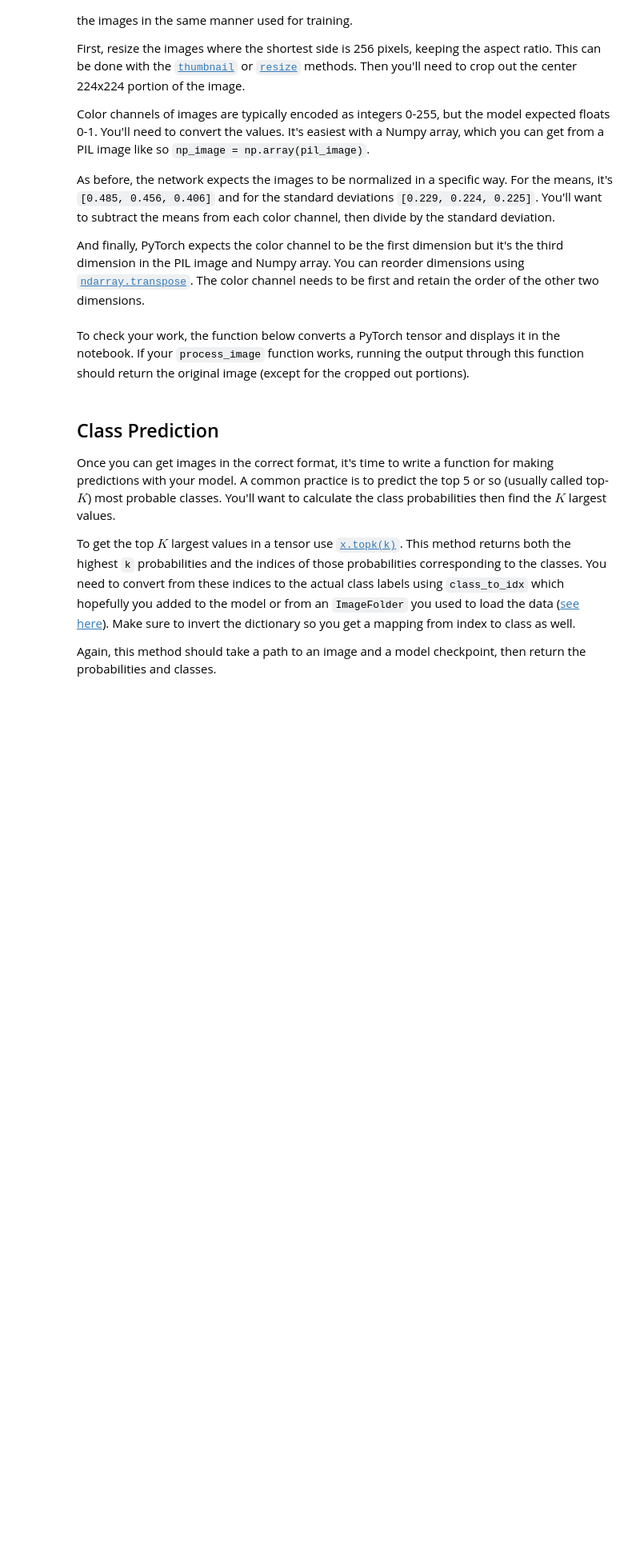
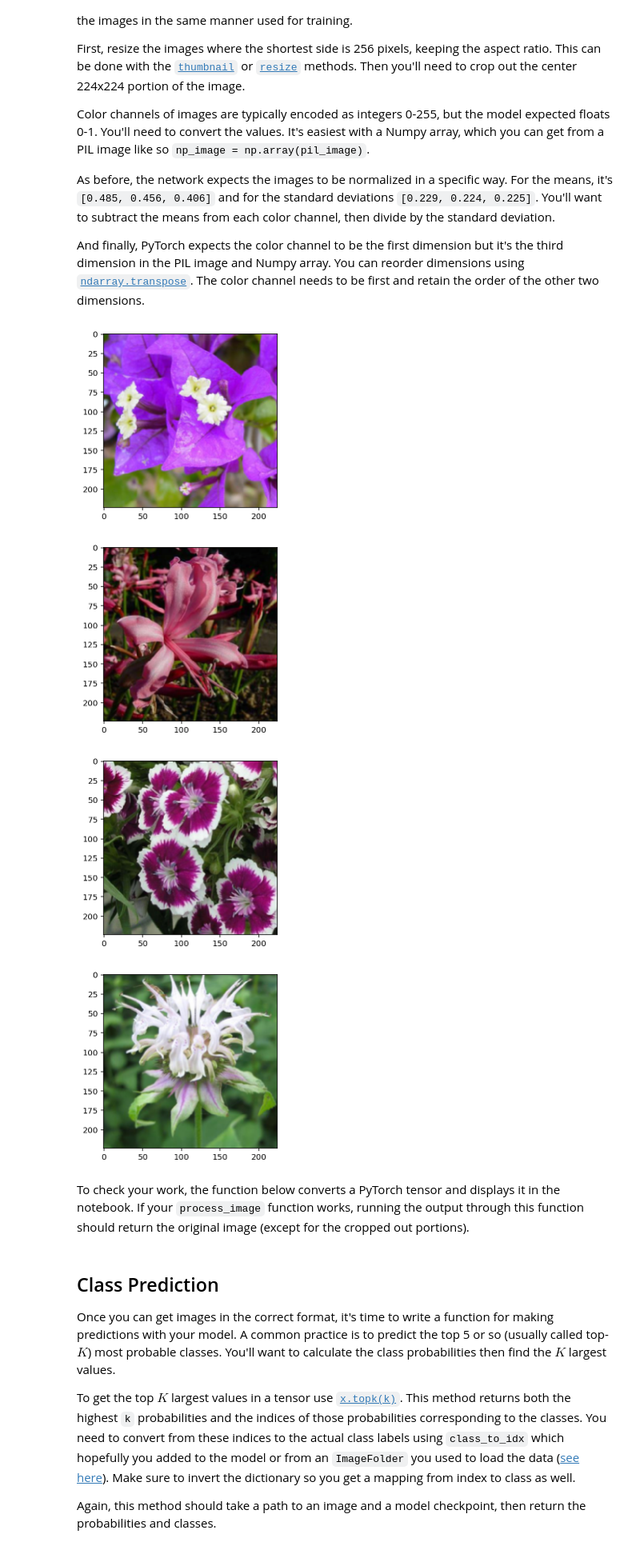
Before and after one commit to jkielbaey/aipnd-project, a Jupyter notebook: Image Classifier Project.ipynb, the cells around one changed output. Shown at 80% size. Saved outputs shown, nothing was run; the diff lists cells and outputs as text; code cells hidden in the pictures; blank space fills up the shorter version.

```diff
--- a/Image Classifier Project.ipynb
+++ b/Image Classifier Project.ipynb
@@ -248,0 +389,15 @@ At this point it's good to write a function that can load a checkpoint and rebui
+# %%
+# TODO: Write a function that loads a checkpoint and rebuilds the model
+def load_model(filepath):
+    model_checkpoint = torch.load(filepath)
+    model, optimizer = create_model(model_checkpoint["base_model"])
+    model.load_state_dict(model_checkpoint['model_state_dict'])
+    optimizer.load_state_dict(model_checkpoint['optim_state_dict'])
+    model.class_to_idx = model_checkpoint['class_to_idx']
+
+    return model, optimizer
+
+model, optimizer = load_model("model_checkpoint.pth")
+
+print(model)
+print(optimizer)
@@ -279,5 +452,28 @@ def process_image(image):
     '''
 
     # TODO: Process a PIL image for use in a PyTorch model
+    img = Image.open(image)
+
+    transform = transforms.Compose([
+        transforms.Resize(255),
+        transforms.CenterCrop(224),
+        transforms.ToTensor(),
+        transforms.Normalize(mean=[0.485, 0.456, 0.406],
+                             std=[0.229, 0.224, 0.225])
+    ])
+    transformed_img = transform(img)
+    return np.array(transformed_img)
+# %%
+files = glob.glob(test_dir + "*/*/*.jpg")
+images = [random.choice(files) for _ in range(4)]
+
+for image_path in images:
+    processed_image = process_image(image_path)
+    imshow(processed_image)
+# %% [output]
+[figure, added]
+[figure, added]
+[figure, added]
+[figure, added]
 # %% [markdown]
 To check your work, the function below converts a PyTorch tensor and displays it in the notebook. If your `process_image` function works, running the output through this function should return the original image (except for the cropped out portions).
```
Also changed, not shown: parts of 20 cells of this notebook.
